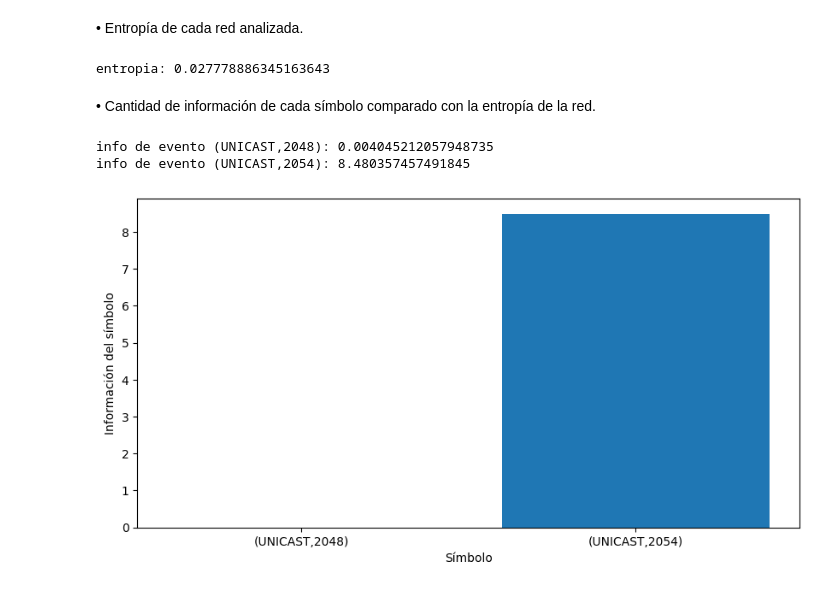
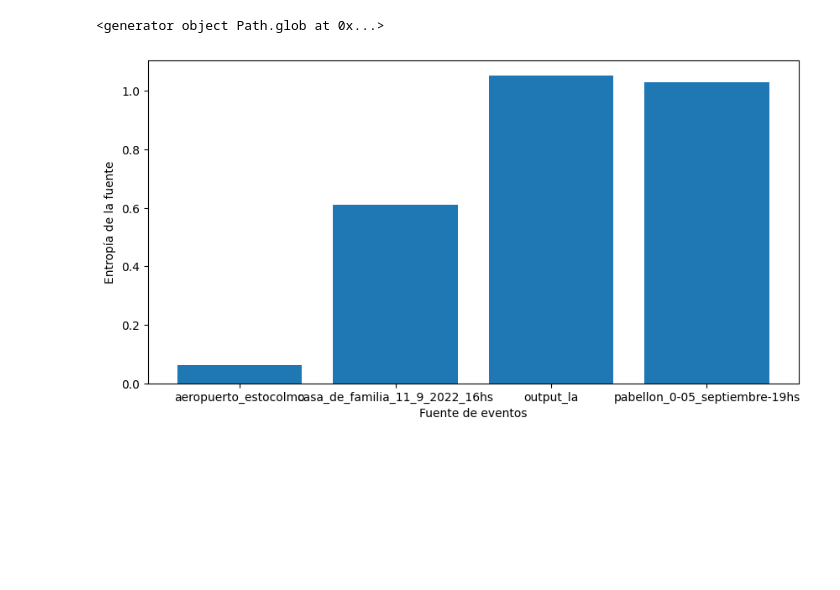
Before and after one commit to pdbruno/redes-tp1, a Jupyter notebook: experimentacion.ipynb, the cells around one changed output. Saved outputs shown, nothing was run; the diff lists cells and outputs as text; code cells hidden in the pictures; blank space fills up the shorter version.

Commit message:
se generan graficos para todos los outputs y se guardan

```diff
--- a/experimentacion.ipynb
+++ b/experimentacion.ipynb
@@ -14 +42,18 @@ def entropia(S):
+# %%
+def porcentaje_protocolos(S1, direcciones, protocolos, total, filename):
+  labels = []
+  sizes = []
+
+  for (proto, count) in protocolos.items():
+    labels.append(proto) #traducir los protocolos a nombres
+    sizes.append((count / total)*100)
+
+  fig, ax = plt.subplots(figsize=(6, 3), subplot_kw=dict(aspect="equal"))
+  wedges, texts, autotexts = ax.pie(sizes, autopct='%1.1f%%', textprops=dict(color="w"))
+  ax.legend(wedges, labels,
+            title="Protocolos",
+            loc="center left",
+            bbox_to_anchor=(1, 0))
+
+  plt.savefig(f'graficos/porcentaje_protocolos_{filename}')
 # %%
@@ -73,34 +98,14 @@ porcentaje protocolo 2054: 0.27999999999999997%
-# %% [markdown]
-• Entropía de cada red analizada.
-# %%
-#Aca haria un bar plot de las entropias de todas las redes que analizamos para compararlas
-print(f'entropia: {entropia(S1)}')
-# %% [output]
-entropia: 0.027778886345163643
-# %% [markdown]
-• Cantidad de información de cada símbolo comparado con la entropía de la red.
 # %%
-labels = []
-data = []
-
-for ((dire, proto), count) in S1.items():
-  print(f'info de evento ({dire},{proto}): {info((dire, proto), S1)}')
-  labels.append(f'({dire},{proto})')
-  data.append(info((dire, proto), S1))
-
-
+print(files)
 fig = plt.figure(figsize = (10, 5))
 
 # creating the bar plot
-plt.bar(labels, data)
+plt.bar(filenames, entropias)
 
-plt.xlabel("Símbolo")
-plt.ylabel("Información del símbolo")
+plt.xlabel("Fuente de eventos")
+plt.ylabel("Entropía de la fuente")
 #plt.title("Students enrolled in different courses")
 plt.show()
-
-#a que se referirá con "comparado con"?? desconozco
 # %% [output]
-info de evento (UNICAST,2048): 0.004045212057948735
-info de evento (UNICAST,2054): 8.480357457491845
+<generator object Path.glob at 0x...>
-[figure, old version]
+[figure, new version]
```
Also changed, not shown: parts of 8 cells of this notebook, 17 other files.
